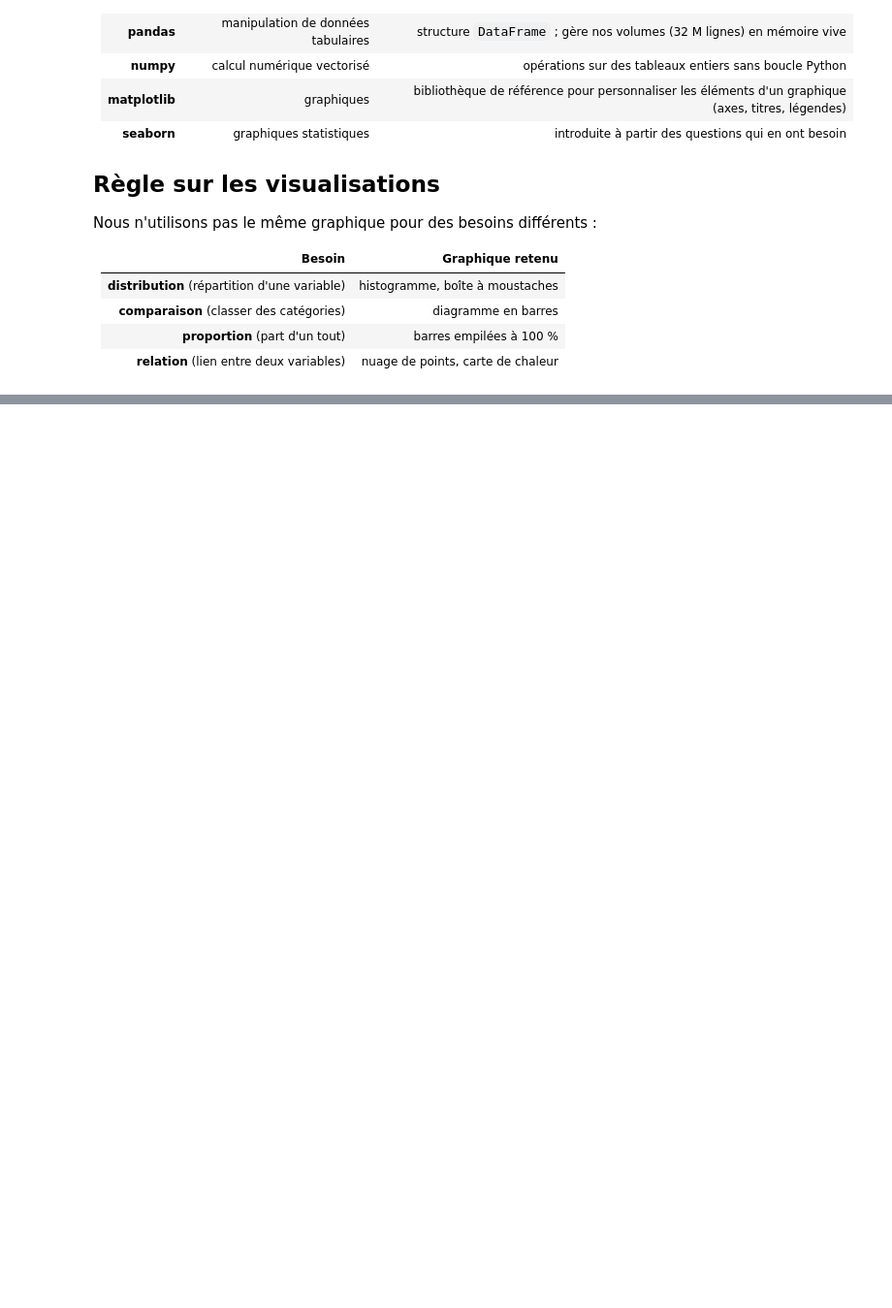
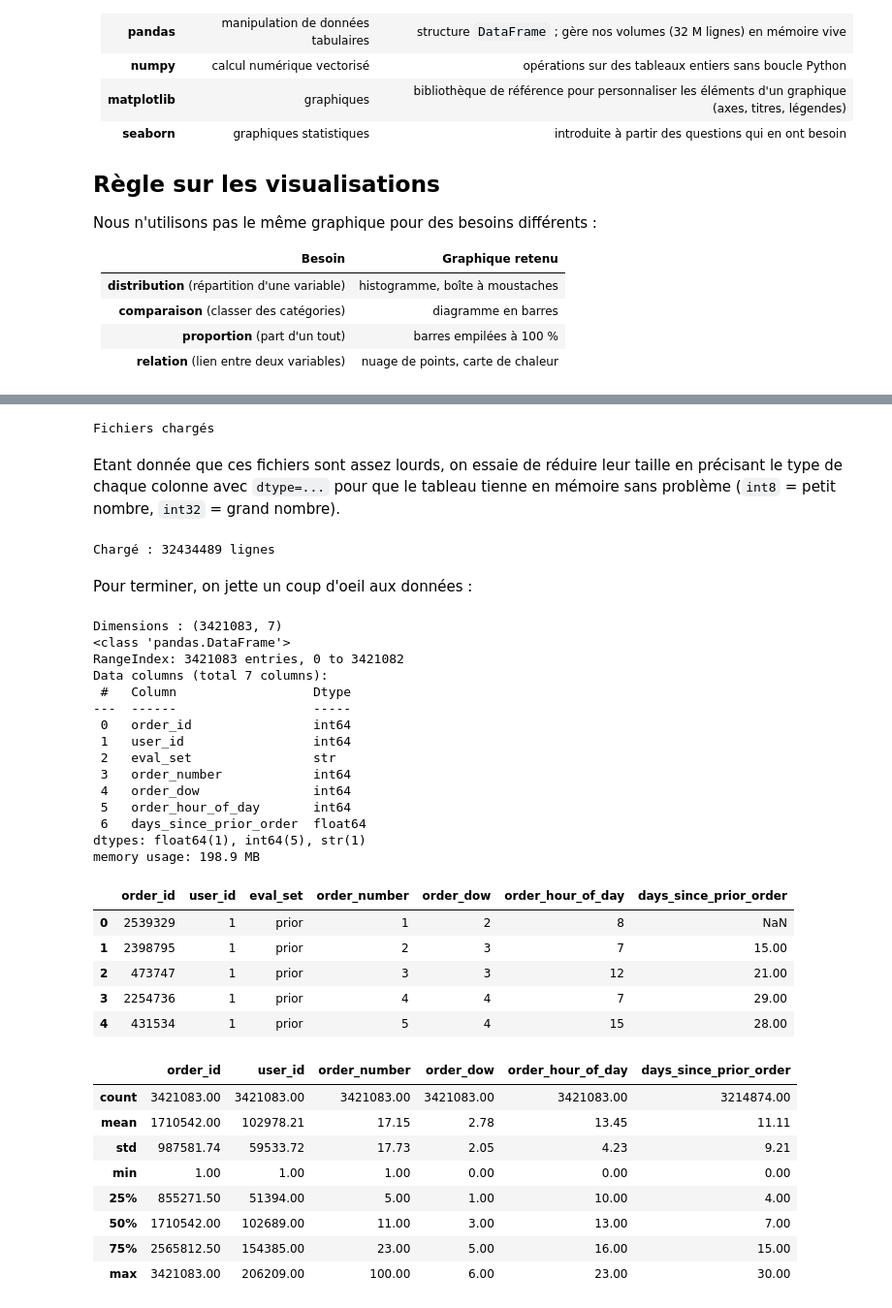
Before and after one commit to tranarivelo/joja-data-analysis, a Jupyter notebook: joja_analysis.ipynb, the cells around one changed output, grey strips where cells are left out. Shown at 97% size. Drawn from its saved outputs; the diff is of its cells as text; code cells hidden in the pictures; blank space fills up the shorter version.

```diff
--- a/joja_analysis.ipynb
+++ b/joja_analysis.ipynb
@@ -58,0 +61,62 @@ pd.set_option("display.float_format", "{:.2f}".format)
+# %%
+orders      = pd.read_csv("datasets/orders.csv")
+products    = pd.read_csv("datasets/products.csv")
+aisles      = pd.read_csv("datasets/aisles.csv")
+departments = pd.read_csv("datasets/departments.csv")
+
+print("Fichiers chargés")
+# %% [output]
+Fichiers chargés
+# %% [markdown]
+Etant donnée que ces fichiers sont assez lourds, on essaie de réduire leur taille en précisant le type de chaque colonne avec `dtype=...` pour que le tableau tienne en mémoire sans problème (`int8` = petit nombre, `int32` = grand nombre).
+# %%
+
+types = {
+    "order_id": "int32",
+    "product_id": "int32",
+    "add_to_cart_order": "int16",
+    "reordered": "int8",
+}
+order_products = pd.read_csv("datasets/order_products.csv", dtype=types)
+
+print("Chargé :", len(order_products), "lignes")
+# %% [output]
+Chargé : 32434489 lignes
+# %% [markdown]
+Pour terminer, on jette un coup d'oeil aux données :
+# %%
+print("Dimensions :", orders.shape)
+orders.info()
+display(orders.head())
+display(orders.describe())
+# %% [output]
+Dimensions : (3421083, 7)
+<class 'pandas.DataFrame'>
+RangeIndex: 3421083 entries, 0 to 3421082
+Data columns (total 7 columns):
+ #   Column                  Dtype
+---  ------                  -----
+ 0   order_id                int64
+ 1   user_id                 int64
+ 2   eval_set                str
+ 3   order_number            int64
+ 4   order_dow               int64
+ 5   order_hour_of_day       int64
+ 6   days_since_prior_order  float64
+dtypes: float64(1), int64(5), str(1)
+memory usage: 198.9 MB
+|  | order_id | user_id | eval_set | order_number | order_dow | order_hour_of_day | days_since_prior_order |
+| 0 | 2539329 | 1 | prior | 1 | 2 | 8 | NaN |
+| 1 | 2398795 | 1 | prior | 2 | 3 | 7 | 15.00 |
+| 2 | 473747 | 1 | prior | 3 | 3 | 12 | 21.00 |
+| 3 | 2254736 | 1 | prior | 4 | 4 | 7 | 29.00 |
+| 4 | 431534 | 1 | prior | 5 | 4 | 15 | 28.00 |
+|  | order_id | user_id | order_number | order_dow | order_hour_of_day | days_since_prior_order |
+| count | 3421083.00 | 3421083.00 | 3421083.00 | 3421083.00 | 3421083.00 | 3214874.00 |
+| mean | 1710542.00 | 102978.21 | 17.15 | 2.78 | 13.45 | 11.11 |
+| std | 987581.74 | 59533.72 | 17.73 | 2.05 | 4.23 | 9.21 |
+| min | 1.00 | 1.00 | 1.00 | 0.00 | 0.00 | 0.00 |
+| 25% | 855271.50 | 51394.00 | 5.00 | 1.00 | 10.00 | 4.00 |
+| 50% | 1710542.00 | 102689.00 | 11.00 | 3.00 | 13.00 | 7.00 |
+| 75% | 2565812.50 | 154385.00 | 23.00 | 5.00 | 16.00 | 15.00 |
+| max | 3421083.00 | 206209.00 | 100.00 | 6.00 | 23.00 | 30.00 |
```
Also changed, not shown: parts of 39 cells of this notebook, 1 other file.
